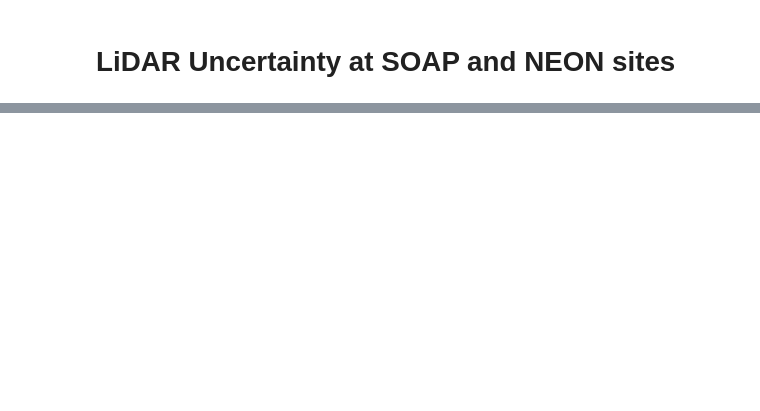
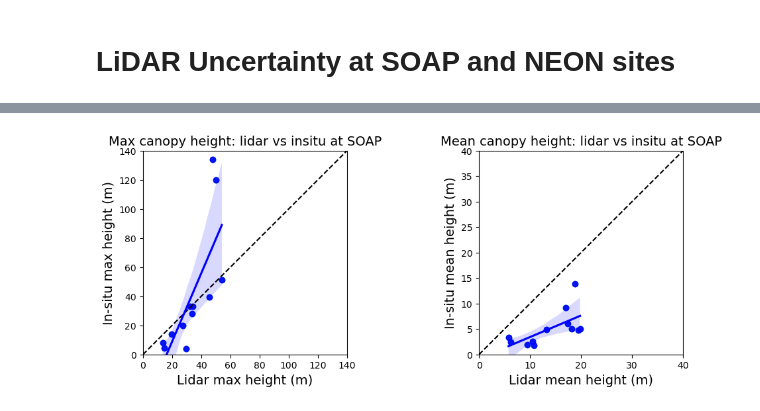
Before and after one commit to lechipman/lidar-uncertainty-2023-lchipman, a Jupyter notebook: lidar-uncertainty.ipynb, the cells around one changed output, grey strips where cells are left out. Drawn from its saved outputs; the diff is of its cells as text; code cells hidden in the pictures; blank space fills up the shorter version.

```diff
--- a/lidar-uncertainty.ipynb
+++ b/lidar-uncertainty.ipynb
@@ -326,0 +308,8 @@ plot_height(
+# %%
+# plot SOAP mean and max data
+plot_height(site_name='SOAP',
+           plot_gdf = soap_data_loader.height_stats,
+           ax1max = 140,
+           ax2max = 40)
+# %% [output]
+[figure, added]
```
Also changed, not shown: parts of 8 cells of this notebook, 1 other file.
